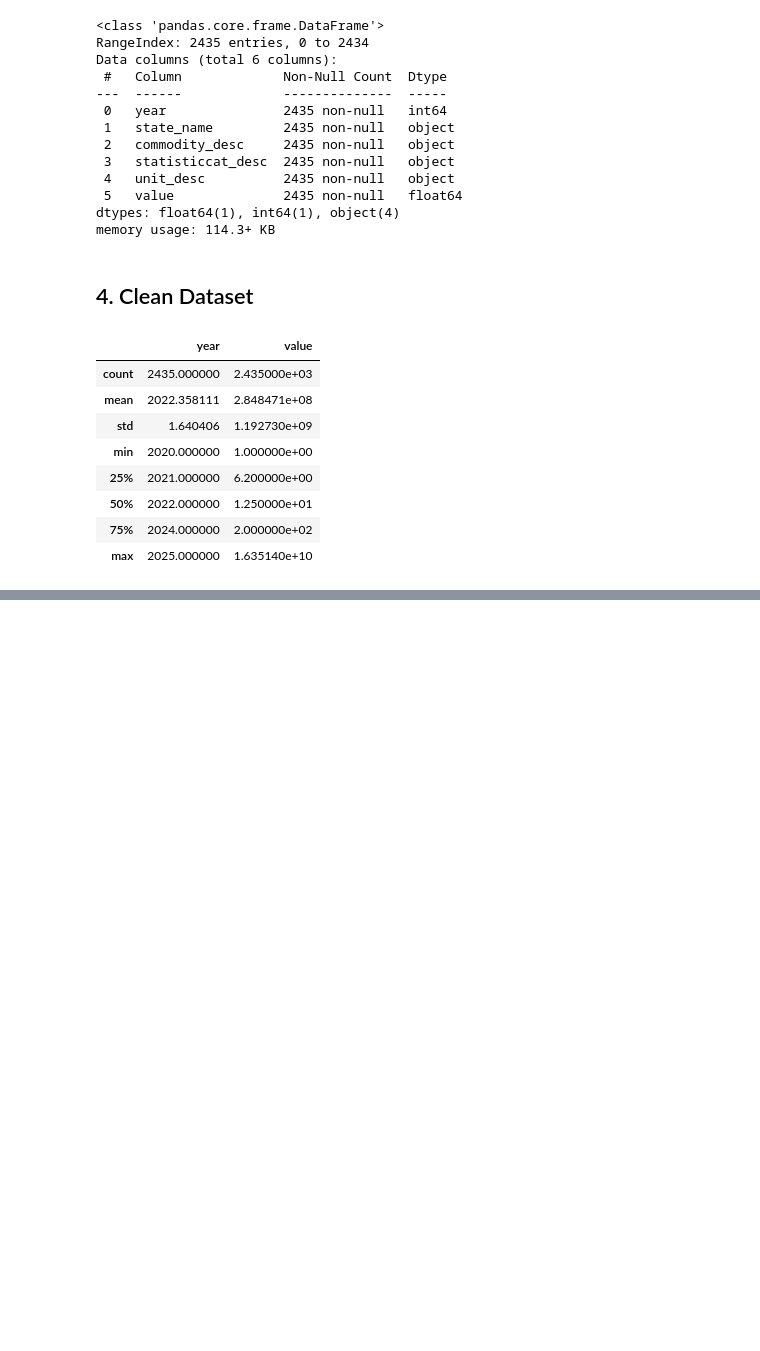
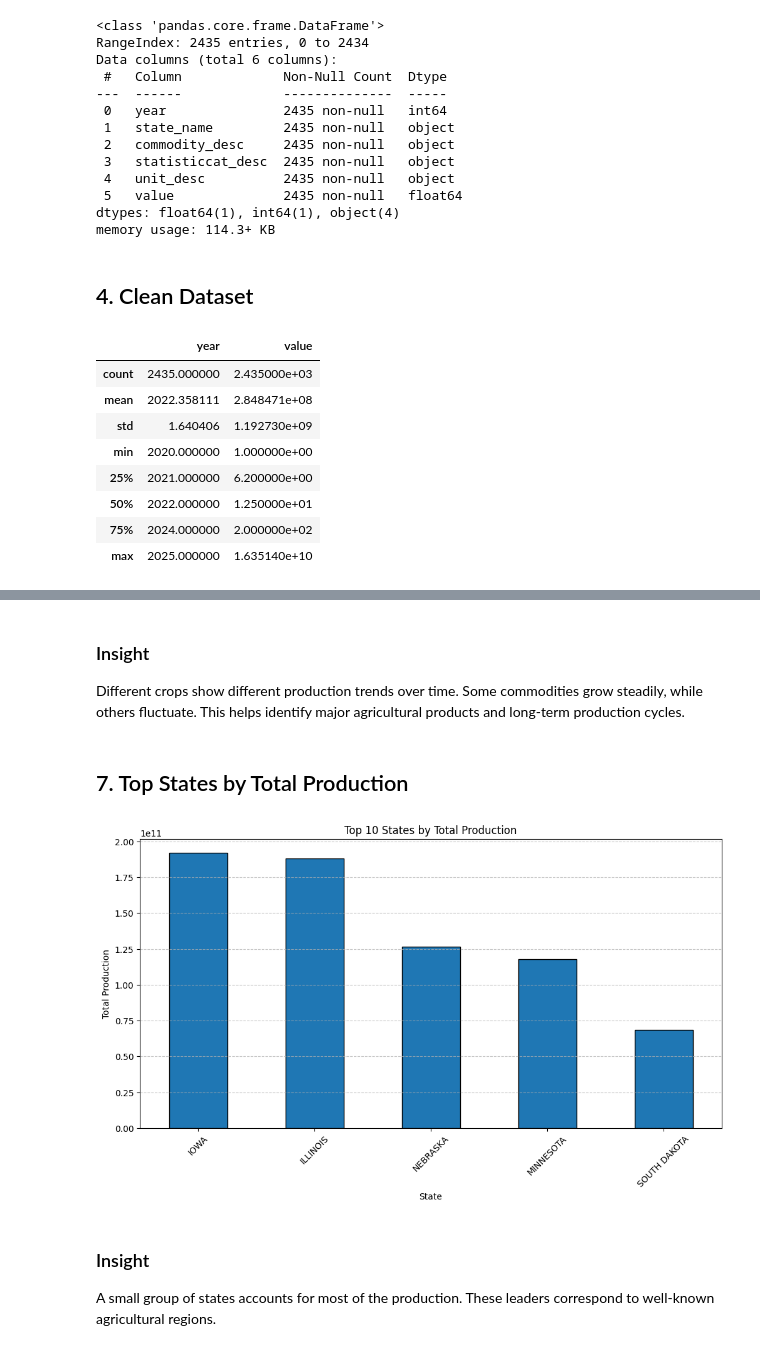
Before and after one commit to emapernice/usda-etl-pipeline, a Jupyter notebook: notebooks/usda_eda_notebook.ipynb, the cells around one changed output, grey strips where cells are left out. Cells and saved outputs as stored; diff of their text form; code cells hidden in the pictures; blank space fills up the shorter version.

```diff
--- a/notebooks/usda_eda_notebook.ipynb
+++ b/notebooks/usda_eda_notebook.ipynb
@@ -56,0 +112,27 @@ df.describe()
+# %% [markdown]
+### Insight
+Different crops show different production trends over time. Some commodities grow steadily, while others fluctuate. This helps identify major agricultural products and long-term production cycles.
+# %% [markdown]
+## 7. Top States by Total Production
+# %%
+state_prod = (
+    prod_df.groupby("state_name")["value"]
+    .sum()
+    .sort_values(ascending=False)
+    .head(5)
+)
+
+plt.figure(figsize=(12, 6))
+state_prod.plot(kind="bar", edgecolor="black")
+
+plt.title("Top 10 States by Total Production")
+plt.xlabel("State")
+plt.ylabel("Total Production")
+plt.xticks(rotation=45)
+plt.grid(axis="y", linestyle="--", alpha=0.7)
+plt.show()
+# %% [output]
+[figure, added]
+# %% [markdown]
+### Insight
+A small group of states accounts for most of the production. These leaders correspond to well-known agricultural regions.
```
Also changed, not shown: parts of 5 cells of this notebook.
